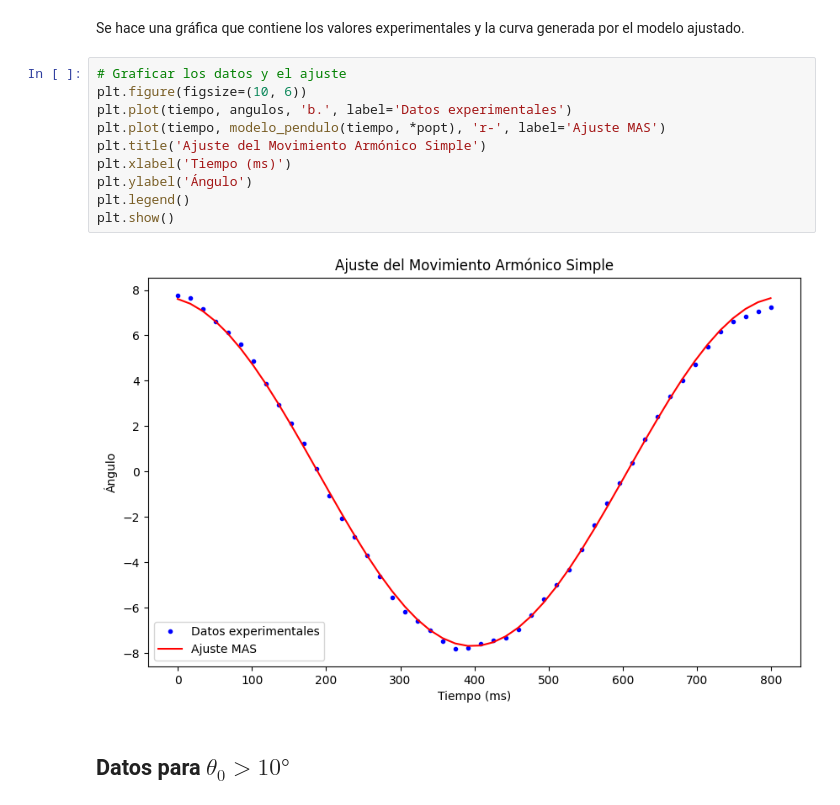
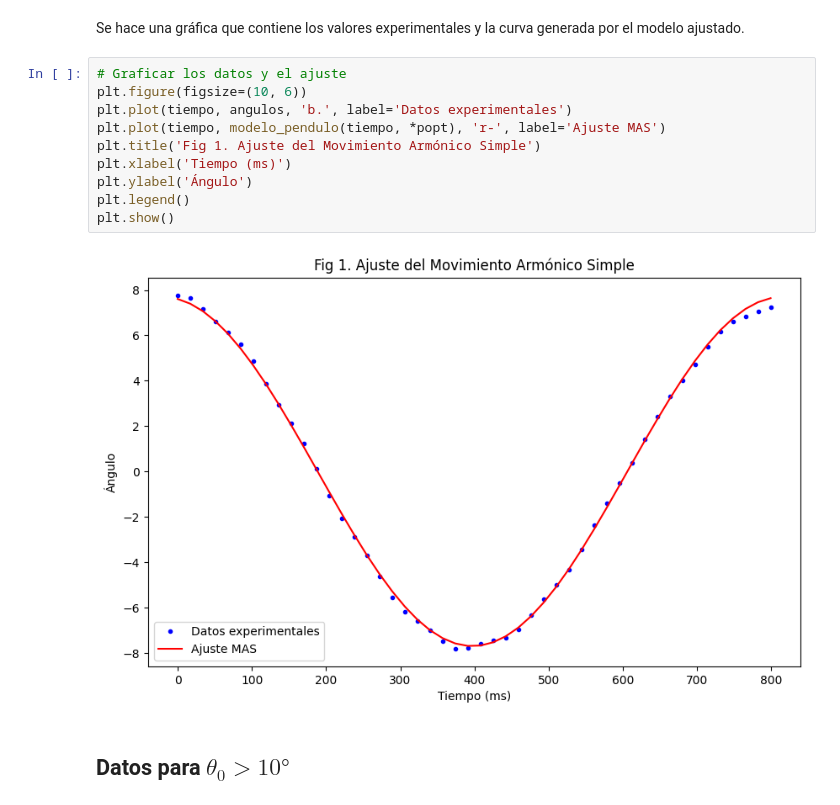
Before and after one commit to JuanMcd/ProgIngenieria_Pendulo, a Jupyter notebook: Labor_pendulo.ipynb, the cells around one changed output. Cells and saved outputs as stored; diff of their text form.

```diff
--- a/Labor_pendulo.ipynb
+++ b/Labor_pendulo.ipynb
@@ -60,15 +60,15 @@ Se hace una gráfica que contiene los valores experimentales y la curva generada
 # %%
 # Graficar los datos y el ajuste
 plt.figure(figsize=(10, 6))
 plt.plot(tiempo, angulos, 'b.', label='Datos experimentales')
 plt.plot(tiempo, modelo_pendulo(tiempo, *popt), 'r-', label='Ajuste MAS')
-plt.title('Ajuste del Movimiento Armónico Simple')
+plt.title('Fig 1. Ajuste del Movimiento Armónico Simple')
 plt.xlabel('Tiempo (ms)')
 plt.ylabel('Ángulo')
 plt.legend()
 plt.show()
 # %% [output]
-[figure, old version]
+[figure, new version]
 # %% [markdown]
 ## Datos para $ \theta_0 > 10°$
 # %% [markdown]
```
Also changed, not shown: parts of 6 cells of this notebook.
